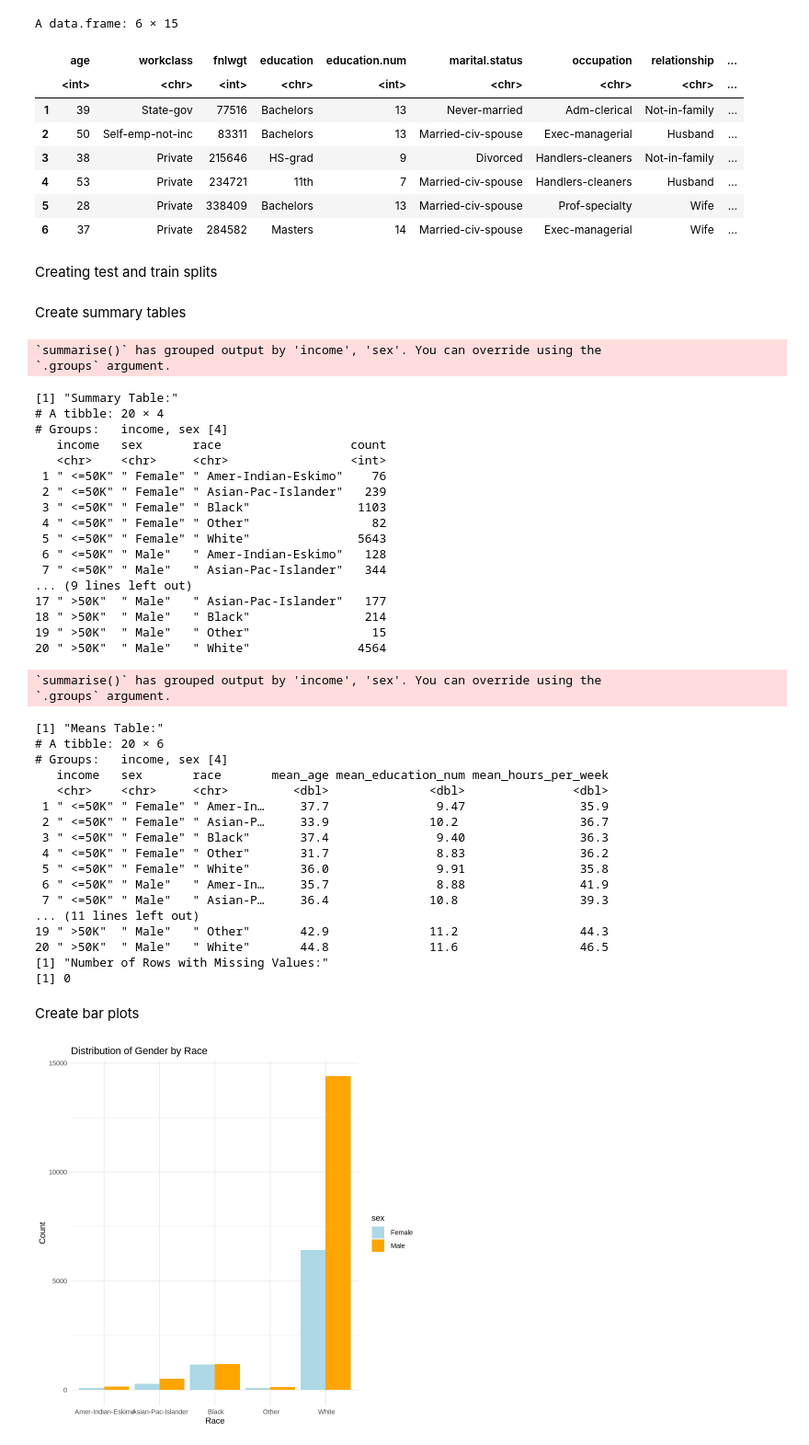
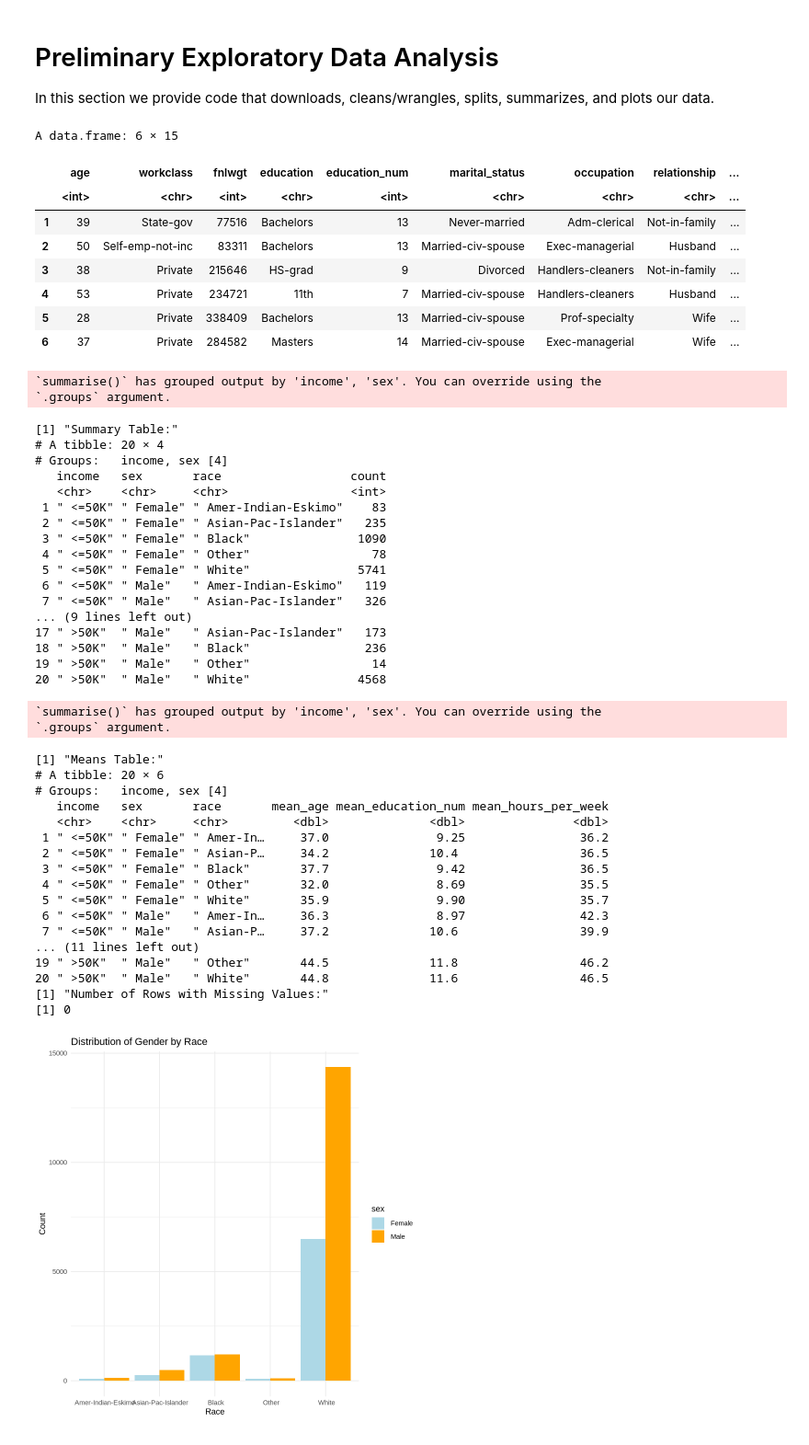
Before and after one commit to Shiva-Chandnani/GROUP_PROJECT, a Jupyter notebook: main.ipynb, the cells around one changed output. Shown: that part at 92% size. Cells and saved outputs as stored; diff of their text form; code cells hidden in the pictures.

Commit message:
Added all report sections and a new plot

```diff
--- a/main.ipynb
+++ b/main.ipynb
@@ -1,27 +5,31 @@
+# %% [markdown]
+# Preliminary Exploratory Data Analysis
+
+In this section we provide code that downloads, cleans/wrangles, splits, summarizes, and plots our data.
 # %%
 # Install and load the necessary libraries
 library(readr)
 library(tidyverse)
 library(tidymodels)
 options(repr.matrix.max.rows = 6)
 
 # Define the URL for the Census Income dataset
 url <- "https://archive.ics.uci.edu/ml/machine-learning-databases/adult/adult.data"
 
 # Define column names
-column_names <- c("age", "workclass", "fnlwgt", "education", "education.num",
-                  "marital.status", "occupation", "relationship", "race",
+column_names <- c("age", "workclass", "fnlwgt", "education", "education_num",
+                  "marital_status", "occupation", "relationship", "race",
                   "sex", "capital_gain", "capital_loss", "hours_per_week",
                   "native_country", "income")
 
 # Read the Census Income dataset into a dataframe
-census_income <- read.csv(url, header = FALSE, col.names = column_names)
+census_data <- read.csv(url, header = FALSE, col.names = column_names)
 
 # Display the first few rows of the dataframe
-head(census_income)
+head(census_data)
 # %% [output]
 A data.frame: 6 × 15
-|  | age | workclass | fnlwgt | education | education.num | marital.status | occupation | relationship | ... |
+|  | age | workclass | fnlwgt | education | education_num | marital_status | occupation | relationship | ... |
 |  | <int> | <chr> | <int> | <chr> | <int> | <chr> | <chr> | <chr> | ... |
 | 1 | 39 | State-gov | 77516 | Bachelors | 13 | Never-married | Adm-clerical | Not-in-family | ... |
 | 2 | 50 | Self-emp-not-inc | 83311 | Bachelors | 13 | Married-civ-spouse | Exec-managerial | Husband | ... |
@@ -29,7 +37,5 @@ A data.frame: 6 × 15
 | 4 | 53 | Private | 234721 | 11th | 7 | Married-civ-spouse | Handlers-cleaners | Husband | ... |
 | 5 | 28 | Private | 338409 | Bachelors | 13 | Married-civ-spouse | Prof-specialty | Wife | ... |
 | 6 | 37 | Private | 284582 | Masters | 14 | Married-civ-spouse | Exec-managerial | Wife | ... |
-# %% [markdown]
-Creating test and train splits
 # %%
 # Create test and train splits
@@ -39,8 +45,6 @@ adult_testing = testing(adult_split)
-# %% [markdown]
-Create summary tables
 # %%
 # Create a table summarizing the number of observations for each class in income, sex, race
-summary_table <- adult_training |>
+summary_table <- census_training |>
   group_by(income, sex, race) |>
   summarize(count = n())
 
@@ -49,19 +53,19 @@ print("Summary Table:")
 print(summary_table)
 
 # Produce means for age, education_num, hours_per_week (vars we will likely use)
-means_table <- adult_training |>
+means_table <- census_training |>
     group_by(income, sex, race) |>
     summarize(
         mean_age = mean(age),
         mean_education_num = mean(education_num),
-        mean_hours_per_week = mean(hrs_per_week)
+        mean_hours_per_week = mean(hours_per_week)
       )
 
 print("Means Table:")
 print(means_table)
 
 # Find the number of rows with missing values
-missing_rows_training <- adult_training %>%
+missing_rows_training <- census_training %>%
   summarise_all(~sum(is.na(.)))
 
 # Display the number of rows with missing values
@@ -75,18 +79,18 @@ print(sum(missing_rows_training))
 # Groups:   income, sex [4]
    income   sex       race                  count
    <chr>    <chr>     <chr>                 <int>
- 1 " <=50K" " Female" " Amer-Indian-Eskimo"    76
- 2 " <=50K" " Female" " Asian-Pac-Islander"   239
- 3 " <=50K" " Female" " Black"               1103
- 4 " <=50K" " Female" " Other"                 82
- 5 " <=50K" " Female" " White"               5643
- 6 " <=50K" " Male"   " Amer-Indian-Eskimo"   128
- 7 " <=50K" " Male"   " Asian-Pac-Islander"   344
+ 1 " <=50K" " Female" " Amer-Indian-Eskimo"    83
+ 2 " <=50K" " Female" " Asian-Pac-Islander"   235
+ 3 " <=50K" " Female" " Black"               1090
+ 4 " <=50K" " Female" " Other"                 78
+ 5 " <=50K" " Female" " White"               5741
+ 6 " <=50K" " Male"   " Amer-Indian-Eskimo"   119
+ 7 " <=50K" " Male"   " Asian-Pac-Islander"   326
 ... (9 lines left out)
-17 " >50K"  " Male"   " Asian-Pac-Islander"   177
-18 " >50K"  " Male"   " Black"                214
-19 " >50K"  " Male"   " Other"                 15
-20 " >50K"  " Male"   " White"               4564
+17 " >50K"  " Male"   " Asian-Pac-Islander"   173
+18 " >50K"  " Male"   " Black"                236
+19 " >50K"  " Male"   " Other"                 14
+20 " >50K"  " Male"   " White"               4568
 `summarise()` has grouped output by 'income', 'sex'. You can override using the
 `.groups` argument.
 [1] "Means Table:"
@@ -94,18 +98,16 @@ print(sum(missing_rows_training))
 # Groups:   income, sex [4]
    income   sex       race       mean_age mean_education_num mean_hours_per_week
    <chr>    <chr>     <chr>         <dbl>              <dbl>               <dbl>
- 1 " <=50K" " Female" " Amer-In…     37.7               9.47                35.9
- 2 " <=50K" " Female" " Asian-P…     33.9              10.2                 36.7
- 3 " <=50K" " Female" " Black"       37.4               9.40                36.3
- 4 " <=50K" " Female" " Other"       31.7               8.83                36.2
- 5 " <=50K" " Female" " White"       36.0               9.91                35.8
- 6 " <=50K" " Male"   " Amer-In…     35.7               8.88                41.9
- 7 " <=50K" " Male"   " Asian-P…     36.4              10.8                 39.3
+ 1 " <=50K" " Female" " Amer-In…     37.0               9.25                36.2
+ 2 " <=50K" " Female" " Asian-P…     34.2              10.4                 36.5
+ 3 " <=50K" " Female" " Black"       37.7               9.42                36.5
+ 4 " <=50K" " Female" " Other"       32.0               8.69                35.5
+ 5 " <=50K" " Female" " White"       35.9               9.90                35.7
+ 6 " <=50K" " Male"   " Amer-In…     36.3               8.97                42.3
+ 7 " <=50K" " Male"   " Asian-P…     37.2              10.6                 39.9
 ... (11 lines left out)
-19 " >50K"  " Male"   " Other"       42.9              11.2                 44.3
+19 " >50K"  " Male"   " Other"       44.5              11.8                 46.2
 20 " >50K"  " Male"   " White"       44.8              11.6                 46.5
 [1] "Number of Rows with Missing Values:"
 [1] 0
-# %% [markdown]
-Create bar plots
 # %%
```
Also changed, not shown: parts of 6 cells of this notebook.
